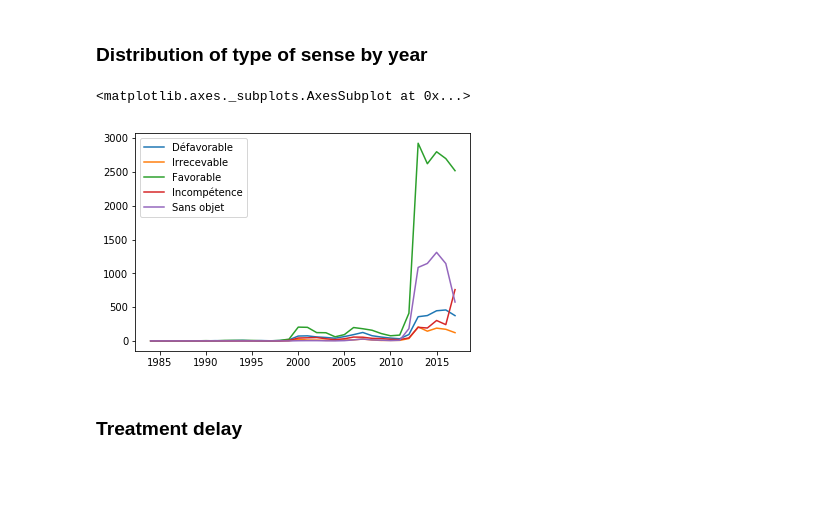
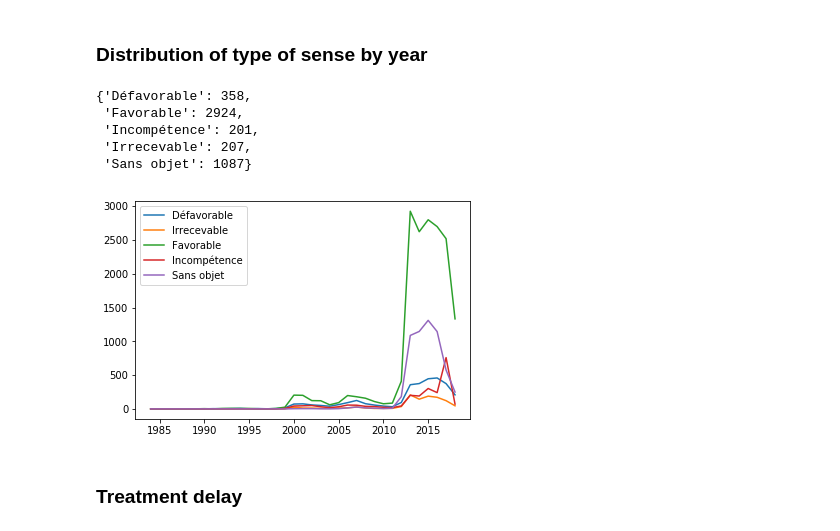
Before and after one commit to etalab/cada_explore, a Jupyter notebook: notebook/cada_explore.ipynb, the cells around one changed output. Cells and saved outputs as stored; diff of their text form; code cells hidden in the pictures; blank space fills up the shorter version.

```diff
--- a/notebook/cada_explore.ipynb
+++ b/notebook/cada_explore.ipynb
@@ -8,5 +10,5 @@ import dateparser
 # %%
-df = pd.read_csv("./cada-2018-09-25.csv")
+df = pd.read_csv("./data.csv")
 # %%
 df
 # %% [output]
@@ -33,0 +36,19 @@ df.Année = pd.to_numeric(df.Année)
+# %%
+def get_senses(text, target):
+#     try:
+    senses = re.split("[,]+", text)
+    if target == "both_senses_motivs":
+        return senses
+    if senses:
+        splitted = map(lambda x: x.split("/"), senses)
+        if target == "only_senses" and splitted:
+            return list(map(lambda x: x[0].strip(), splitted))
+        elif target == "only_motivations" and splitted:
+            motivations = list(map(lambda x: x[1].strip() if len(x) > 1 else "", splitted))
+            return [m for m in motivations if m]
+#     except:
+#         return np.NaN
+# %%
+df["only_senses"] = df["Sens et motivation"].dropna().apply(lambda x: get_senses(x, "only_senses"))
+df["only_motivations"] = df["Sens et motivation"].dropna().apply(lambda x: get_senses(x, "only_motivations"))
+df["both_senses_motivs"] = df["Sens et motivation"].dropna().apply(lambda x: get_senses(x, "both_senses_motivs"))
@@ -45,6 +80,3 @@ df.Type.value_counts().plot(kind="bar")
 # %% [markdown]
 ### Distribution of the types of senses
 * TODO: Distribution of motivations ...
-# %%
-df.Sens_reduced.replace('', np.nan, inplace=True)
-df.Sens_reduced.value_counts().plot(kind="bar")
@@ -88,27 +185,30 @@ sup_50 = admin[admin >= 50].index
 # %% [markdown]
 ### Distribution of type of sense by year
 # %%
-# df_sup_50 = df.loc[df["Administration"].isin(sup_50)]
+df_sup_50 = df.loc[df["Administration"].isin(sup_50)]
 # gp50 = df_sup_50.groupby(["Administration", "Sens_reduced"])
 # gp50.plot(kind="bar")
 
-from collections import defaultdict
 annee_sens = defaultdict(dict)
 types_sens = list(filter(None, df.Sens_reduced.dropna().unique().tolist()))
 gp2 = df.groupby(["Année", "Sens_reduced"])
 gp2.groups
 for name, gp in gp2:
 #     print(name)
 #     print(gp)
     if name[1]:
         annee_sens[name[0]][name[1]] = len(gp)
 df2 = pd.DataFrame.from_dict(annee_sens, orient="index").fillna(0)
 df2.dropna().plot()
 # df2
-# annee_sens[2013]
+annee_sens[2013]
 # %% [output]
-<matplotlib.axes._subplots.AxesSubplot at 0x...>
+{'Défavorable': 358,
+ 'Favorable': 2924,
+ 'Incompétence': 201,
+ 'Irrecevable': 207,
+ 'Sans objet': 1087}
-[figure, old version]
+[figure, new version]
 # %% [markdown]
 ### Treatment delay
 # %% [markdown]
```
Also changed, not shown: parts of 18 cells of this notebook, 1 other file.
